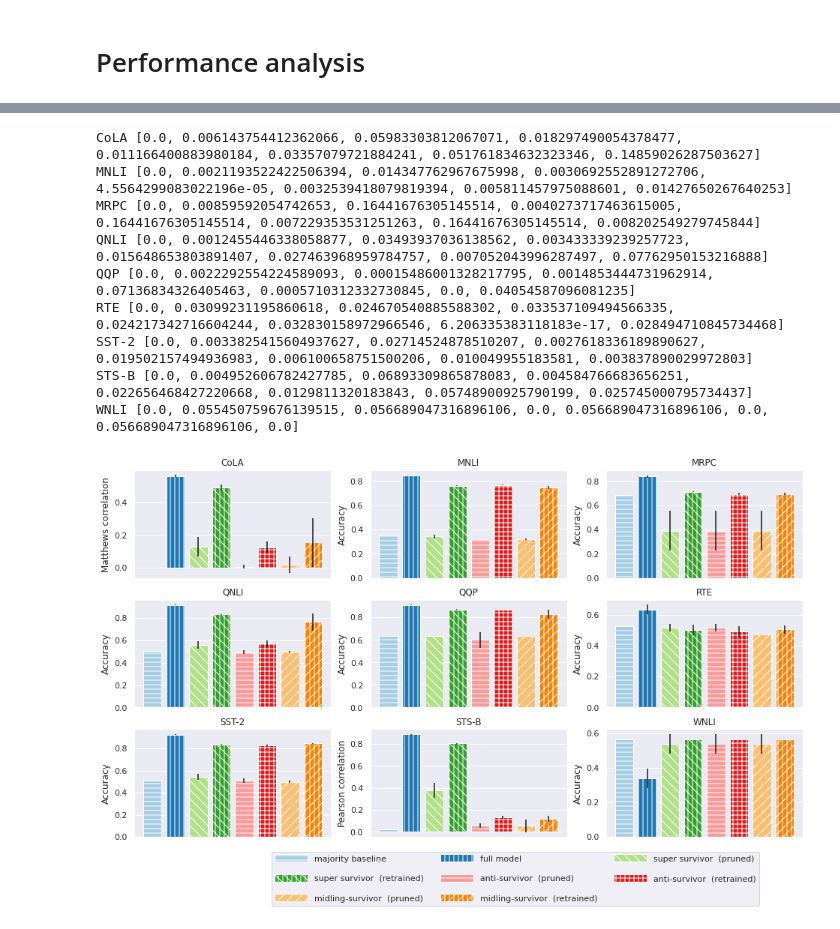
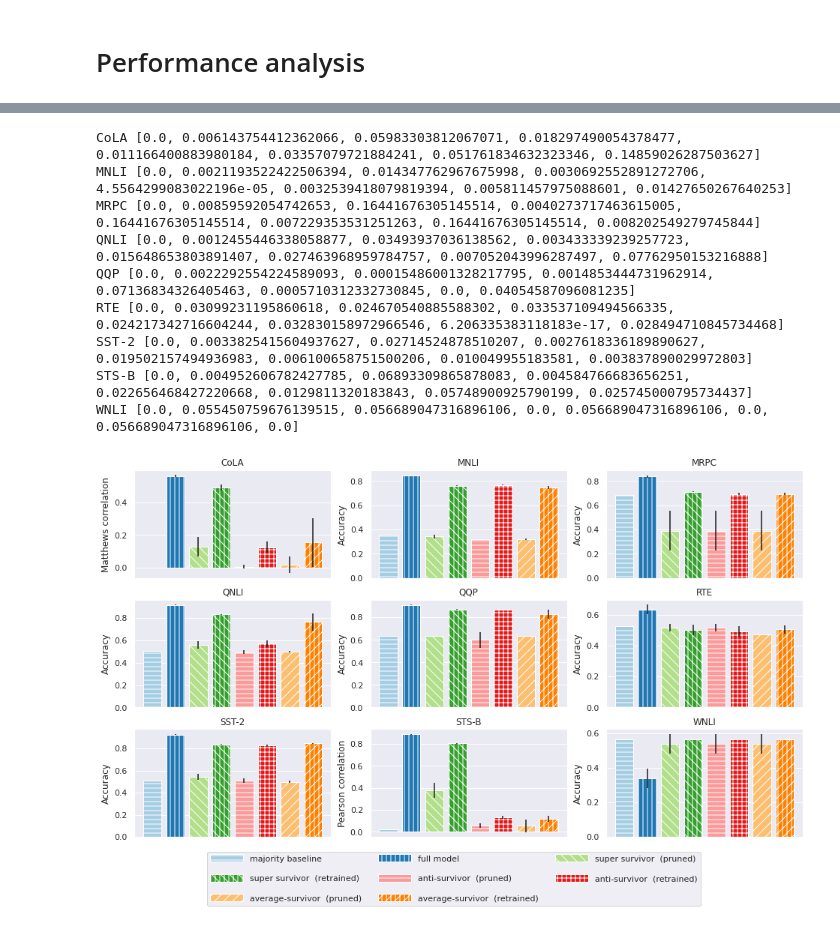
Before and after one commit to sai-prasanna/bert-experiments, a Jupyter notebook: experiment_analysis/eval_performance_analysis.ipynb, the cells around one changed output, grey strips where cells are left out. Saved outputs shown, nothing was run; the diff lists cells and outputs as text; code cells hidden in the pictures.

Commit message:
Add final evaluation results.

```diff
--- a/experiment_analysis/eval_performance_analysis.ipynb
+++ b/experiment_analysis/eval_performance_analysis.ipynb
@@ -49,7 +49,7 @@ def flatten_metrics(metrics):
 def flip(items, ncol):
     return itertools.chain(*[items[i::ncol] for i in range(ncol)])
 
-def plot_all_task_metrics(metrics, save_path):
+def plot_all_task_metrics(metrics, save_path, bbox_to_anchor_left=0.8):
     all_tasks = sorted(metrics[0][1].keys())
     experiment_metrics = [(name, flatten_metrics(metrics)) for name, metrics in metrics]
     experiment_names = [e_m[0] for e_m in experiment_metrics]
@@ -81,7 +81,7 @@ def plot_all_task_metrics(metrics, save_path):
             bar.set_hatch(hatch)
     legend_elements = [Patch(facecolor=my_cmap[i], hatch=patterns[i], label=exp) for i, exp in enumerate(experiment_names)]
     l_col = 3
-    legend = plt.legend(flip(legend_elements, l_col), flip(experiment_names, l_col), loc='best', ncol=l_col, bbox_to_anchor=(0.8, -0.1), labelspacing=1.5, handlelength=4)
+    legend = plt.legend(flip(legend_elements, l_col), flip(experiment_names, l_col), loc='best', ncol=l_col, bbox_to_anchor=(bbox_to_anchor_left, -0.1), labelspacing=1.5, handlelength=4)
     for patch in legend.get_patches():
         patch.set_height(10)
         patch.set_y(-1)
@@ -130,34 +139,34 @@ name_path = {
     "super survivor  (pruned)": evaluation_dir / "head_mlp_super" / "baseline" / "results.json",
     "super survivor  (retrained)": evaluation_dir / "head_mlp_super_retrained" / "baseline" / "results.json",
 
     "anti-survivor  (pruned)": evaluation_dir / "head_mlp_super_bizzaro" / "baseline" / "results.json",
     "anti-survivor  (retrained)": evaluation_dir / "head_mlp_super_bizzaro_retrained" / "baseline" / "results.json",
 
 #     "anti-survivor 2  (pruned)": evaluation_dir / "head_mlp_super_bizzaro_2" / "baseline" / "results.json",
 #     "anti-survivor 2  (retrained)": evaluation_dir / "head_mlp_super_bizzaro_2_retrained" / "baseline" / "results.json",
 
 #     "anti-survivor old (pruned)": evaluation_dir / "head_mlp_super_bad" / "baseline" / "results.json",
 #     "anti-survivor old (retrained)": evaluation_dir / "head_mlp_super_bad_retrained" / "baseline" / "results.json",
 
-    "midling-survivor  (pruned)": evaluation_dir / "head_mlp_super_midling" / "baseline" / "results.json",
-    "midling-survivor  (retrained)": evaluation_dir / "head_mlp_super_midling_retrained" / "baseline" / "results.json",
+    "average-survivor  (pruned)": evaluation_dir / "head_mlp_super_midling" / "baseline" / "results.json",
+    "average-survivor  (retrained)": evaluation_dir / "head_mlp_super_midling_retrained" / "baseline" / "results.json",
 }
 
 
 analyzed_metrics = []
 for name, path in name_path.items():
     with path.open() as f:
         metrics = json.load(f)
     analyzed_metrics.append((name, metrics))
-plot_all_task_metrics(analyzed_metrics, None)
+plot_all_task_metrics(analyzed_metrics,  "evaluation/importance_pruning_super_evaluation.pdf", 0.5)
 # %% [output]
 CoLA [0.0, 0.006143754412362066, 0.05983303812067071, 0.018297490054378477, 0.011166400883980184, 0.03357079721884241, 0.051761834632323346, 0.14859026287503627]
 MNLI [0.0, 0.0021193522422506394, 0.014347762967675998, 0.0030692552891272706, 4.5564299083022196e-05, 0.0032539418079819394, 0.005811457975088601, 0.01427650267640253]
 MRPC [0.0, 0.00859592054742653, 0.16441676305145514, 0.0040273717463615005, 0.16441676305145514, 0.007229353531251263, 0.16441676305145514, 0.008202549279745844]
 QNLI [0.0, 0.0012455446338058877, 0.03493937036138562, 0.003433339239257723, 0.015648653803891407, 0.027463968959784757, 0.007052043996287497, 0.07762950153216888]
 QQP [0.0, 0.0022292554224589093, 0.00015486001328217795, 0.0014853444731962914, 0.07136834326405463, 0.0005710312332730845, 0.0, 0.04054587096081235]
 RTE [0.0, 0.03099231195860618, 0.024670540885588302, 0.033537109494566335, 0.024217342716604244, 0.032830158972966546, 6.206335383118183e-17, 0.028494710845734468]
 SST-2 [0.0, 0.0033825415604937627, 0.02714524878510207, 0.0027618336189890627, 0.019502157494936983, 0.006100658751500206, 0.010049955183581, 0.003837890029972803]
 STS-B [0.0, 0.004952606782427785, 0.06893309865878083, 0.004584766683656251, 0.022656468427220668, 0.0129811320183843, 0.05748900925790199, 0.025745000795734437]
 WNLI [0.0, 0.055450759676139515, 0.056689047316896106, 0.0, 0.056689047316896106, 0.0, 0.056689047316896106, 0.0]
-[figure, old version]
+[figure, new version]
```
Also changed, not shown: parts of 5 cells of this notebook, 42 other files.
